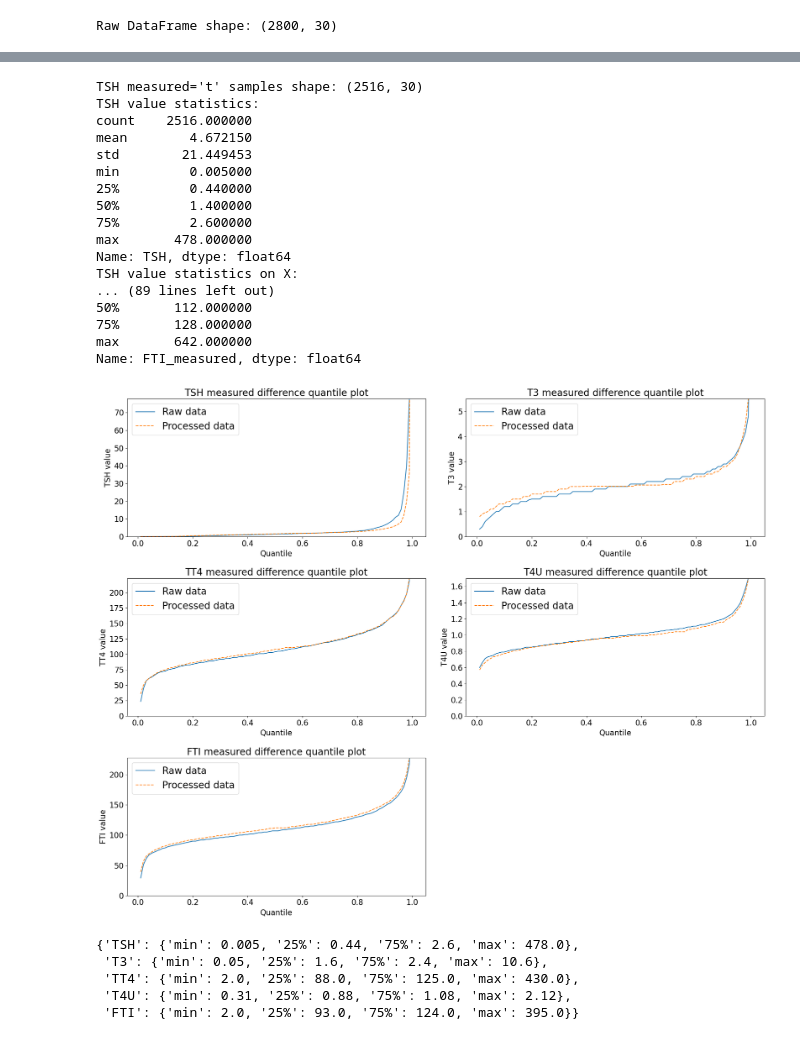
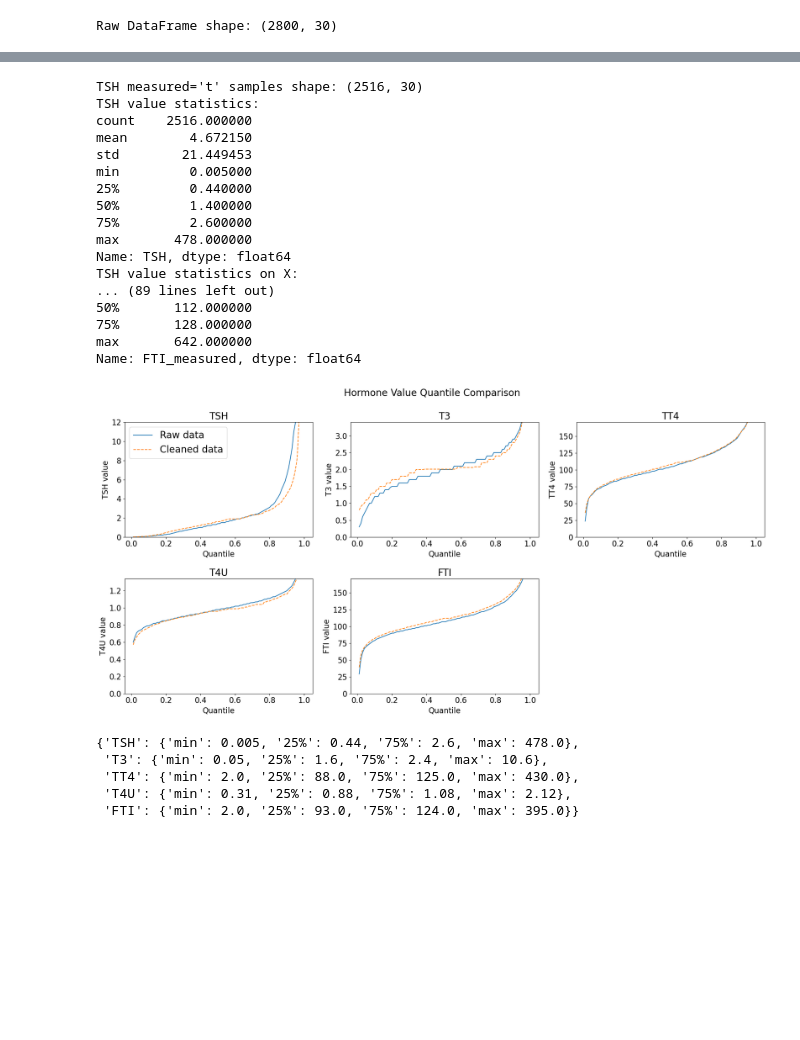
Before and after one commit to feng123liang/project, a Jupyter notebook: data_cleaning.ipynb, the cells around one changed output, grey strips where cells are left out. Drawn from its saved outputs; the diff is of its cells as text; code cells hidden in the pictures; blank space fills up the shorter version.

```diff
--- a/data_cleaning.ipynb
+++ b/data_cleaning.ipynb
@@ -89,7 +87,8 @@ index_group = np.random.choice(df_raw_valid.index, size=10, replace=False)
 index_group = df_raw_valid.index
 print("Random index for comparison:", len(index_group), index_group[:10])
 
-count_dicts = {str(i): {} for i in range(5)}
+hormone_dicts = {"0": "TSH", "1": "T3", "2": "TT4", "3": "T4U", "4": "FTI"}
+count_dicts = {hormone_dicts[str(i)]: {} for i in range(5)}
 
 for index in index_group:
     df_raw_row = df_raw_valid.loc[index]
@@ -118,13 +117,14 @@ for index in index_group:
 
     # 记录每个激素的匹配倍数
     for i, m in enumerate(mul):
-        if count_dicts[str(i)].get(m) is None:
-            count_dicts[str(i)][m] = 1
-        count_dicts[str(i)][m] = count_dicts[str(i)].get(m, 0) + 1
+        hormone = hormone_dicts[str(i)]
+        if count_dicts[hormone].get(m) is None:
+            count_dicts[hormone][m] = 1
+        count_dicts[hormone][m] = count_dicts[hormone].get(m, 0) + 1
 
 # 输出每个激素的匹配计数
 for key, value in count_dicts.items():
-    print(f"hormone index: {key}, Count: {value}")
+    print(f"hormone: {key}, Multiplier Count: {value}")
 # %% [output]
 Number of valid rows without missing hormone values: 1947
 Valid Raw DataFrame shape: (1947, 30)
@@ -146,12 +146,14 @@ plt.rcParams.update({
     'figure.titlesize': 20     # 总标题大小
 })
 
-def plot_different():
-    plt.figure(figsize=(20, 16))
+def plot_different(legend_list = ['Raw data', 'Processed data']):
+    plt.figure(figsize=(20, 10))
+    plt.suptitle("Hormone Value Quantile Comparison")
+    # use the same legend
     index = 1
     quatile_group = {}
     for harmone in ['TSH', 'T3', 'TT4', 'T4U', 'FTI']:
-        plt.subplot(3, 2, index)
+        plt.subplot(2, 3, index)
         index += 1
         measured_col = f"{harmone}_" + "measured"
         df_measured = df_raw[df_raw[measured_col] == 't'].copy()
@@ -174,9 +176,12 @@ def plot_different():
         X_quantile = X_harmone_values.quantile([0.01 * t for t in range(1, 101)])
         plt.plot(quatile.index, quatile.values)
         plt.plot(X_quantile.index, X_quantile.values, linestyle='--')
-        plt.legend(['Raw data', 'Processed data'])
-        plt.ylim(0, max(np.percentile(harmone_values.dropna(), 99), np.percentile(X_harmone_values.dropna(), 99)))
-        plt.title(f"{harmone} measured difference quantile plot")
+
+        if index == 2:  # 添加图例
+            plt.legend(legend_list)
+
+        plt.ylim(0, max(np.percentile(harmone_values.dropna(), 95), np.percentile(X_harmone_values.dropna(), 95)))
+        plt.title(f"{harmone}")
         plt.xlabel("Quantile")
         plt.ylabel(f"{harmone} value")
     plt.tight_layout()
@@ -207,14 +212,15 @@ Name: FTI_measured, dtype: float64
 Quatile group (25% and 75%): {'TSH': {'min': 0.005, '25%': 0.44, '75%': 2.6, 'max': 478.0}, 'T3': {'min': 0.05, '25%': 1.6, '75%': 2.4, 'max': 10.6}, 'TT4': {'min': 2.0, '25%': 88.0, '75%': 125.0, 'ma ...
 # %%
-df = pd.read_csv(data_path, sep=";")
-df.columns = df.columns.str.strip().str.replace(";", "", regex=False)
+# df = pd.read_csv(data_path, sep=";")
+# df.columns = df.columns.str.strip().str.replace(";", "", regex=False)
 
-df_clean = df.drop(columns=["Unnamed: 22", "Unnamed: 23"])
-X = df_clean
+# df_clean = df.drop(columns=["Unnamed: 22", "Unnamed: 23"])
+# X = df_clean
+
 # clean data in X
 index = 0
 for hormone in ['TSH', 'T3', 'TT4', 'T4U', 'FTI']:
-    potential_mul = count_dicts[str(index)].keys()
+    potential_mul = count_dicts[hormone].keys()
     q25 = quatile_group[hormone]['25%']
     q75 = quatile_group[hormone]['75%']
     qmin = quatile_group[hormone]['min'] * 0.2
@@ -232,35 +238,35 @@ for hormone in ['TSH', 'T3', 'TT4', 'T4U', 'FTI']:
                 continue
             val_raw_estimate = val * float(mul)
             # get 25% and 75% quatile
             error = (q25 - val_raw_estimate) / val_raw_estimate if val_raw_estimate < q25 else (val_raw_estimate - q75) / q75 if val_raw_estimate > q75 else 0
             error = float('inf') if val_raw_estimate > qmax else error
             if error < min_error:
                 min_error = error
                 X.at[idx, column] = round(val_raw_estimate, 5)
         # print(f"Index {idx} origin {val} cleaned {hormone} value to {X.at[idx, column]}")
 
     index += 1
 
-plot_different()
+plot_different(['Raw data', 'Cleaned data'])
 # %% [output]
 TSH measured='t' samples shape: (2516, 30)
 TSH value statistics:
 count    2516.000000
 mean        4.672150
 std        21.449453
 min         0.005000
 25%         0.440000
 50%         1.400000
 75%         2.600000
 max       478.000000
 Name: TSH, dtype: float64
 TSH value statistics on X:
 ... (89 lines left out)
 50%       112.000000
 75%       128.000000
 max       642.000000
 Name: FTI_measured, dtype: float64
-[figure, old version]
+[figure, new version]
 {'TSH': {'min': 0.005, '25%': 0.44, '75%': 2.6, 'max': 478.0},
  'T3': {'min': 0.05, '25%': 1.6, '75%': 2.4, 'max': 10.6},
  'TT4': {'min': 2.0, '25%': 88.0, '75%': 125.0, 'max': 430.0},
```
Also changed, not shown: parts of 3 cells of this notebook, 27 other files.
